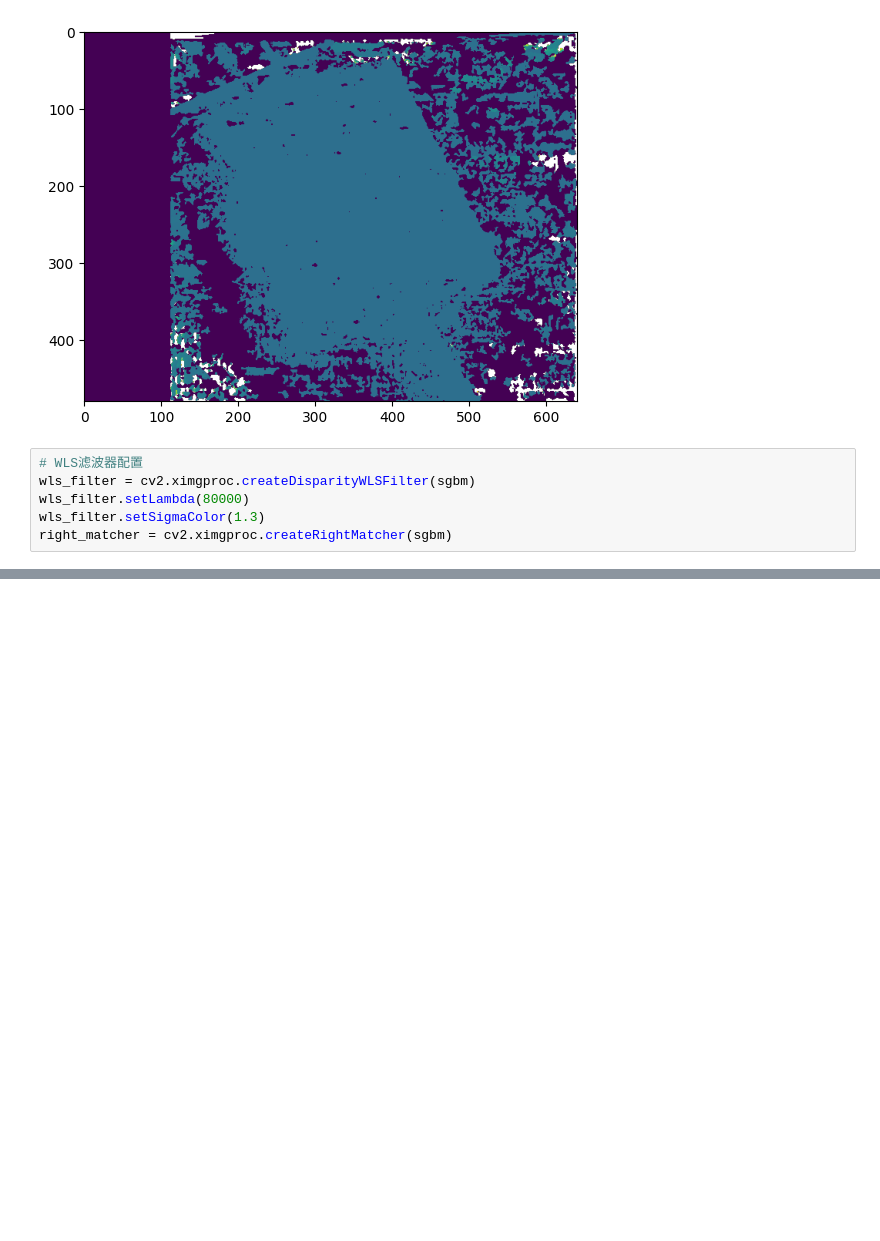
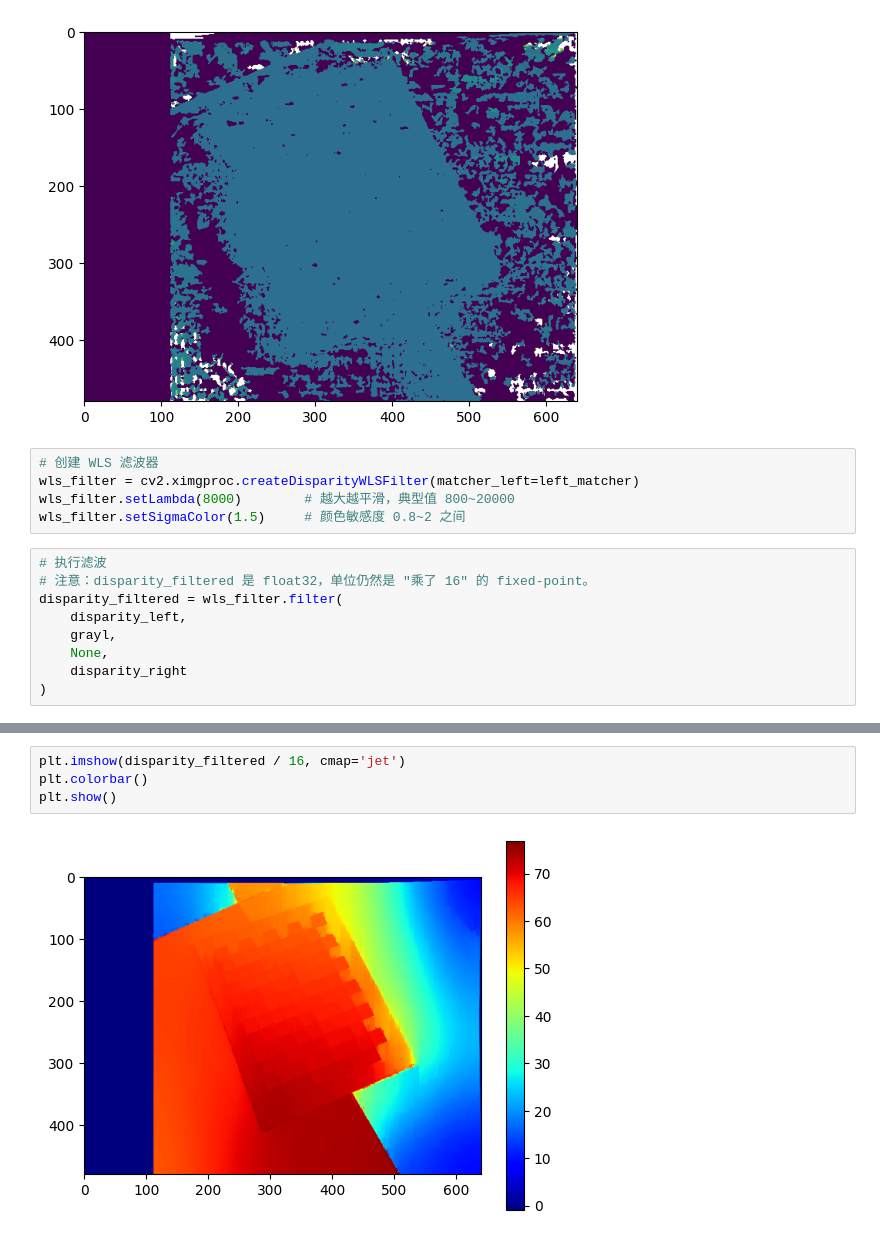
Before and after one commit to chenzhaoqiJM/camera3d_kit, a Jupyter notebook: stereo/calibration/calibra.ipynb, the cells around one changed output, grey strips where cells are left out. Cells and saved outputs as stored; diff of their text form; blank space fills up the shorter version.

```diff
--- a/stereo/calibration/calibra.ipynb
+++ b/stereo/calibration/calibra.ipynb
@@ -293,8 +299,16 @@ plt.imshow(_3dimg[:,:,2])
 <matplotlib.image.AxesImage at 0x...>
 [figure]
 # %%
-# WLS滤波器配置
-wls_filter = cv2.ximgproc.createDisparityWLSFilter(sgbm)
-wls_filter.setLambda(80000)
-wls_filter.setSigmaColor(1.3)
-right_matcher = cv2.ximgproc.createRightMatcher(sgbm)
+# 创建 WLS 滤波器
+wls_filter = cv2.ximgproc.createDisparityWLSFilter(matcher_left=left_matcher)
+wls_filter.setLambda(8000)        # 越大越平滑，典型值 800~20000
+wls_filter.setSigmaColor(1.5)     # 颜色敏感度 0.8~2 之间
+# %%
+# 执行滤波
+# 注意：disparity_filtered 是 float32，单位仍然是 "乘了 16" 的 fixed-point。
+disparity_filtered = wls_filter.filter(
+    disparity_left,
+    grayl,
+    None,
+    disparity_right
+)
@@ -300,0 +326,6 @@ right_matcher = cv2.ximgproc.createRightMatcher(sgbm)
+# %%
+plt.imshow(disparity_filtered / 16, cmap='jet')
+plt.colorbar()
+plt.show()
+# %% [output]
+[figure, added]
```
Also changed, not shown: parts of 10 cells of this notebook, 7 other files.
